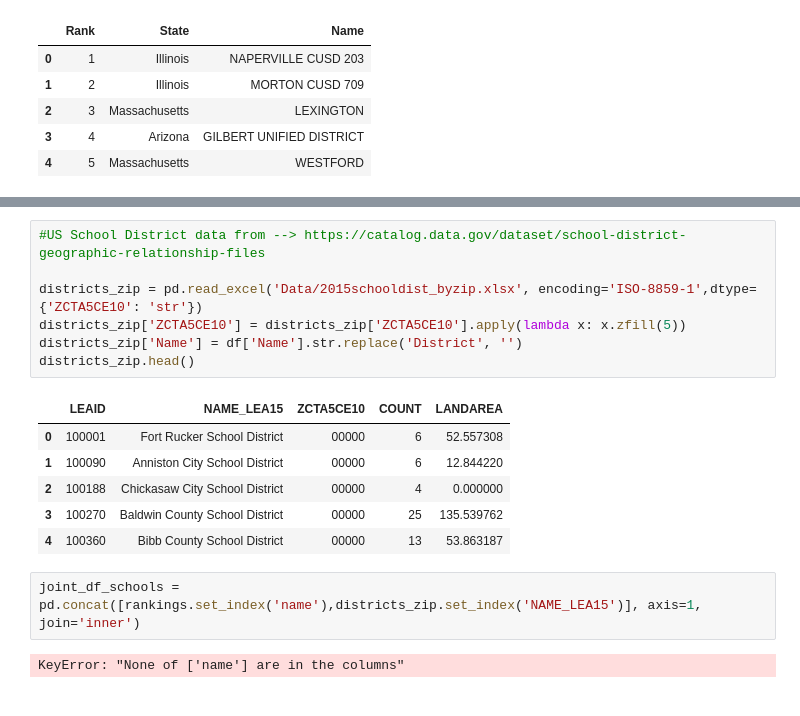
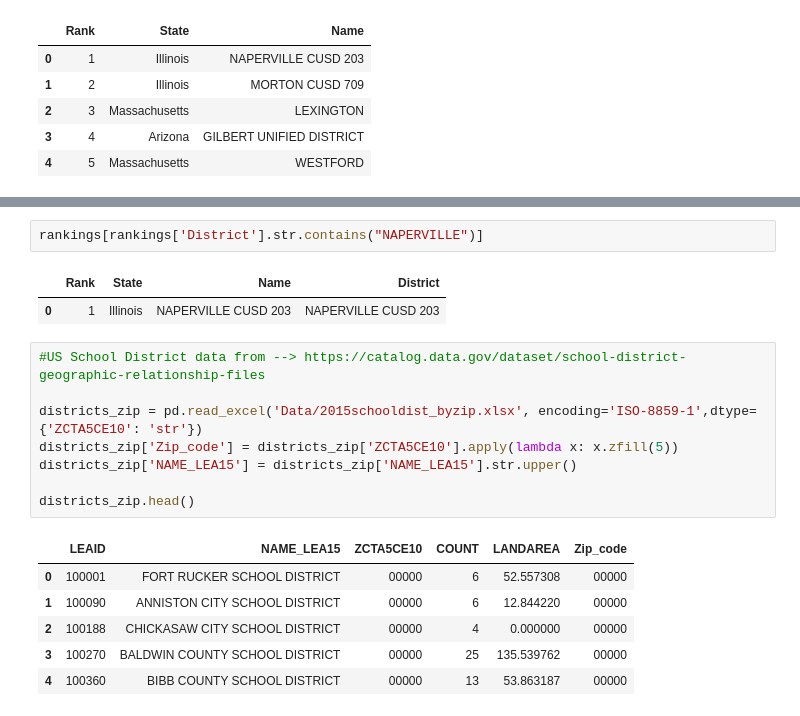
Before and after one commit to bishdj22/HomeSlice, a Jupyter notebook: Model_data_cleaning_DB.ipynb, the cells around one changed output, grey strips where cells are left out. Drawn from its saved outputs; the diff is of its cells as text.

Commit message:
Cleaning school district rankings

```diff
--- a/Model_data_cleaning_DB.ipynb
+++ b/Model_data_cleaning_DB.ipynb
@@ -31,18 +49,20 @@ rankings.head()
+# %%
+rankings[rankings['District'].str.contains("NAPERVILLE")]
+# %% [output]
+|  | Rank | State | Name | District |
+| 0 | 1 | Illinois | NAPERVILLE CUSD 203 | NAPERVILLE CUSD 203 |
 # %%
 #US School District data from --> https://catalog.data.gov/dataset/school-district-geographic-relationship-files
 
 districts_zip = pd.read_excel('Data/2015schooldist_byzip.xlsx', encoding='ISO-8859-1',dtype={'ZCTA5CE10': 'str'})
-districts_zip['ZCTA5CE10'] = districts_zip['ZCTA5CE10'].apply(lambda x: x.zfill(5))
-districts_zip['Name'] = df['Name'].str.replace('District', '')
+districts_zip['Zip_code'] = districts_zip['ZCTA5CE10'].apply(lambda x: x.zfill(5))
+districts_zip['NAME_LEA15'] = districts_zip['NAME_LEA15'].str.upper()
+
 districts_zip.head()
 # %% [output]
-|  | LEAID | NAME_LEA15 | ZCTA5CE10 | COUNT | LANDAREA |
-| 0 | 100001 | Fort Rucker School District | 00000 | 6 | 52.557308 |
-| 1 | 100090 | Anniston City School District | 00000 | 6 | 12.844220 |
-| 2 | 100188 | Chickasaw City School District | 00000 | 4 | 0.000000 |
-| 3 | 100270 | Baldwin County School District | 00000 | 25 | 135.539762 |
-| 4 | 100360 | Bibb County School District | 00000 | 13 | 53.863187 |
+|  | LEAID | NAME_LEA15 | ZCTA5CE10 | COUNT | LANDAREA | Zip_code |
+| 0 | 100001 | FORT RUCKER SCHOOL DISTRICT | 00000 | 6 | 52.557308 | 00000 |
+| 1 | 100090 | ANNISTON CITY SCHOOL DISTRICT | 00000 | 6 | 12.844220 | 00000 |
+| 2 | 100188 | CHICKASAW CITY SCHOOL DISTRICT | 00000 | 4 | 0.000000 | 00000 |
+| 3 | 100270 | BALDWIN COUNTY SCHOOL DISTRICT | 00000 | 25 | 135.539762 | 00000 |
+| 4 | 100360 | BIBB COUNTY SCHOOL DISTRICT | 00000 | 13 | 53.863187 | 00000 |
-# %%
-joint_df_schools = pd.concat([rankings.set_index('name'),districts_zip.set_index('NAME_LEA15')], axis=1, join='inner')
-# %% [output]
-KeyError: "None of ['name'] are in the columns"
```
Also changed, not shown: parts of 9 cells of this notebook, 2 other files.
